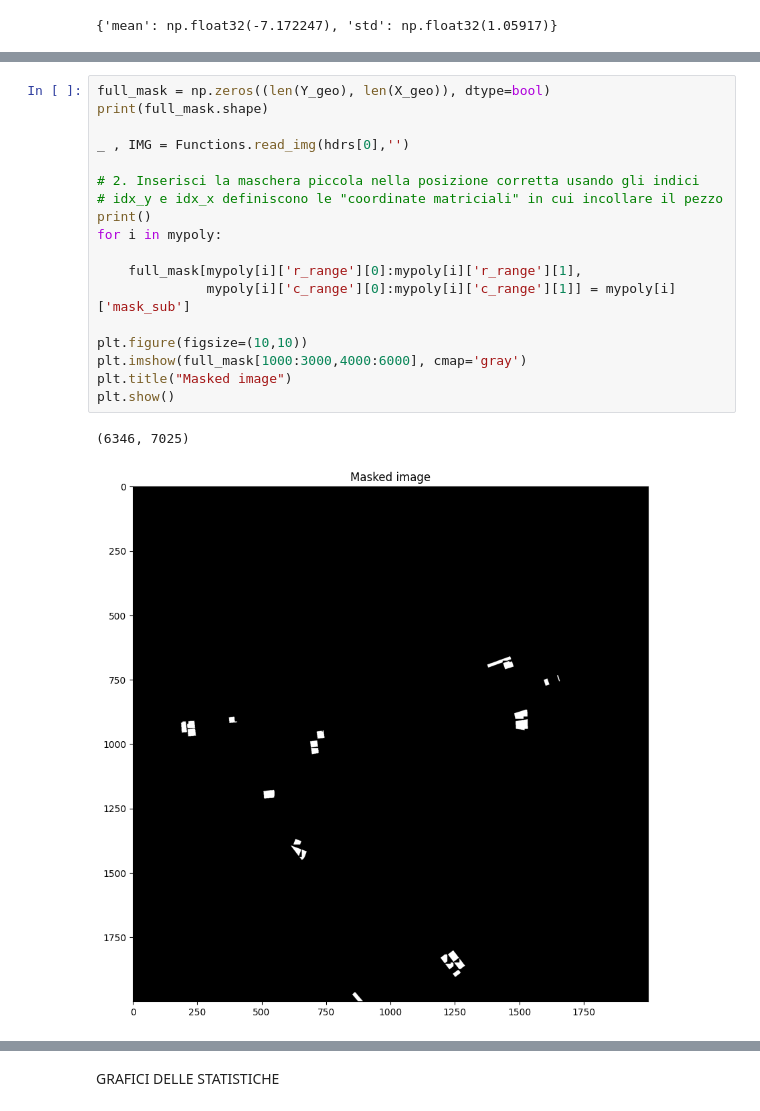
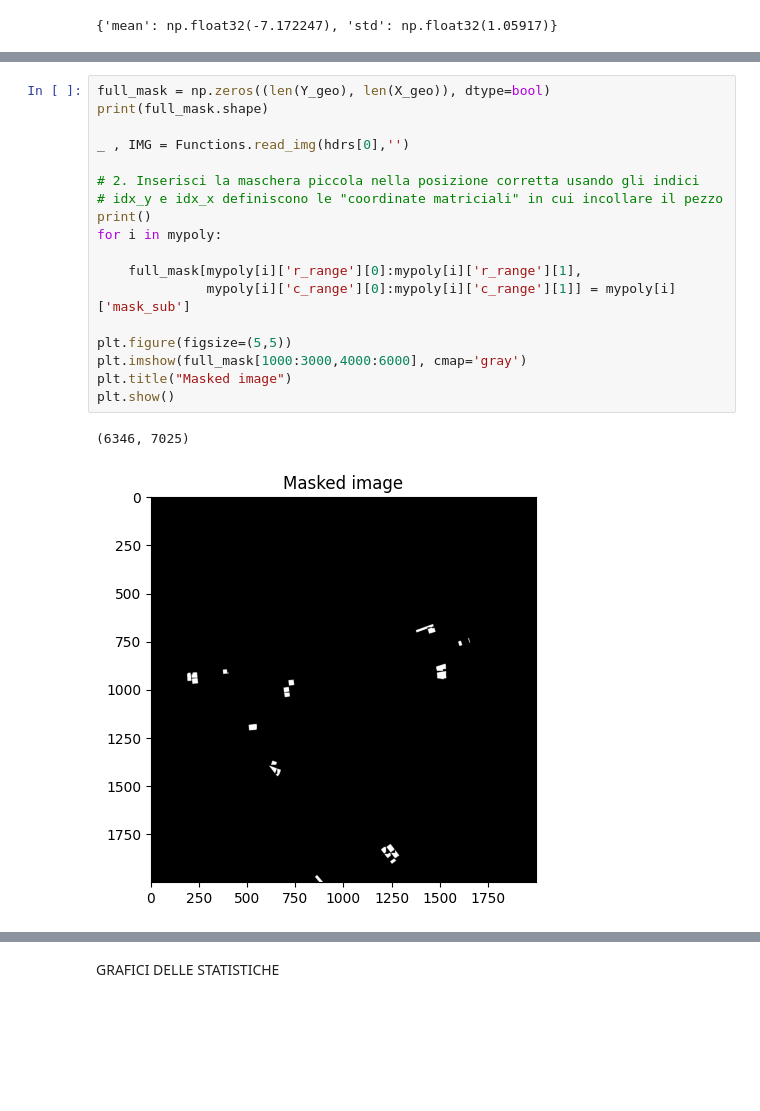
Before and after one commit to cFr4nk/Tesi_SAR_Analysis, a Jupyter notebook: Read_sigma.ipynb, the cells around one changed output, grey strips where cells are left out. Drawn from its saved outputs; the diff is of its cells as text; blank space fills up the shorter version.

```diff
--- a/Read_sigma.ipynb
+++ b/Read_sigma.ipynb
@@ -279,21 +230,21 @@ plt.imshow(mypoly['DB_A_C']['mask_sub'])
 # %%
 full_mask = np.zeros((len(Y_geo), len(X_geo)), dtype=bool)
 print(full_mask.shape)
 
 _ , IMG = Functions.read_img(hdrs[0],'')
 
 # 2. Inserisci la maschera piccola nella posizione corretta usando gli indici
 # idx_y e idx_x definiscono le "coordinate matriciali" in cui incollare il pezzo
 print()
 for i in mypoly:
 
     full_mask[mypoly[i]['r_range'][0]:mypoly[i]['r_range'][1],
               mypoly[i]['c_range'][0]:mypoly[i]['c_range'][1]] = mypoly[i]['mask_sub']
 
-plt.figure(figsize=(10,10))
+plt.figure(figsize=(5,5))
 plt.imshow(full_mask[1000:3000,4000:6000], cmap='gray')
 plt.title("Masked image")
 plt.show()
 # %% [output]
 (6346, 7025)
-[figure, old version]
+[figure, new version]
```
Also changed, not shown: parts of 20 cells of this notebook, 2 other files.
